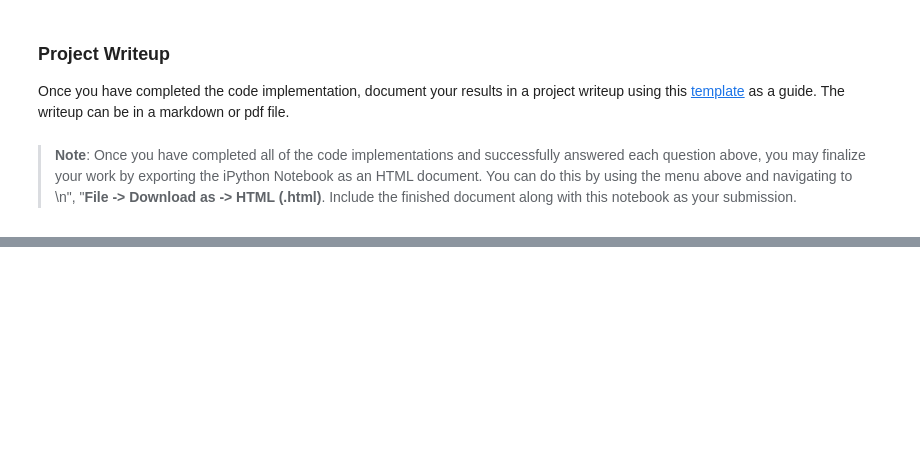
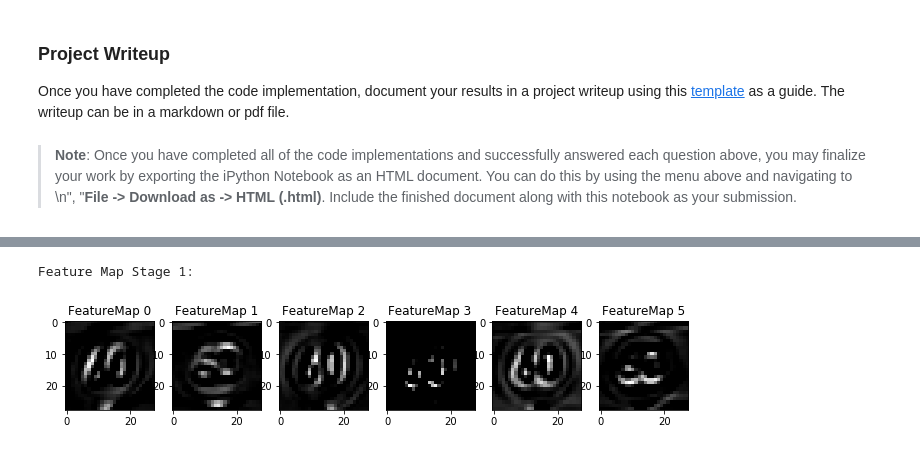
Before and after one commit to elninowang/CarND-Traffic-Sign-Classifier-Project, a Jupyter notebook: Traffic_Sign_Classifier.ipynb, the cells around one changed output, grey strips where cells are left out. Saved outputs shown, nothing was run; the diff lists cells and outputs as text; code cells hidden in the pictures; blank space fills up the shorter version.

```diff
--- a/Traffic_Sign_Classifier.ipynb
+++ b/Traffic_Sign_Classifier.ipynb
@@ -759,3 +746,12 @@ def outputFeatureMap(image_input, tf_activation, activation_min=-1, activation_m
             plt.imshow(activation[0,:,:, featuremap], interpolation="nearest", vmin=activation_min, cmap="gray")
         else:
             plt.imshow(activation[0,:,:, featuremap], interpolation="nearest", cmap="gray")
+# %%
+#show the first layer before maxpooling
+with tf.Session() as sess:
+    saver.restore(sess, "./lenet")
+    print("Feature Map Stage 1:")
+    outputFeatureMap(my_images_normalized, layer1, plt_num=1)
+# %% [output]
+Feature Map Stage 1:
+[figure, added]
```
Also changed, not shown: parts of 26 cells of this notebook, 2 other files.
